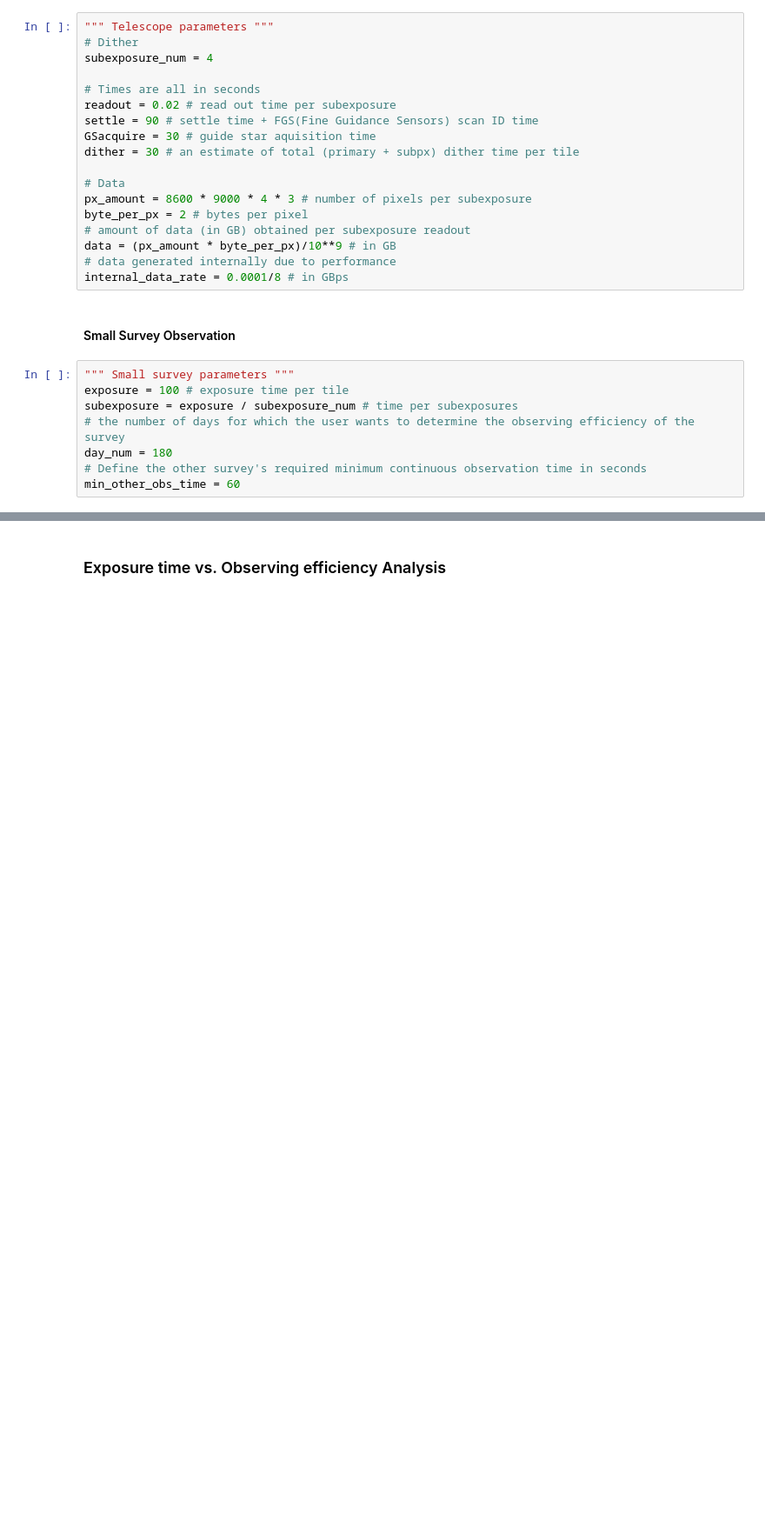
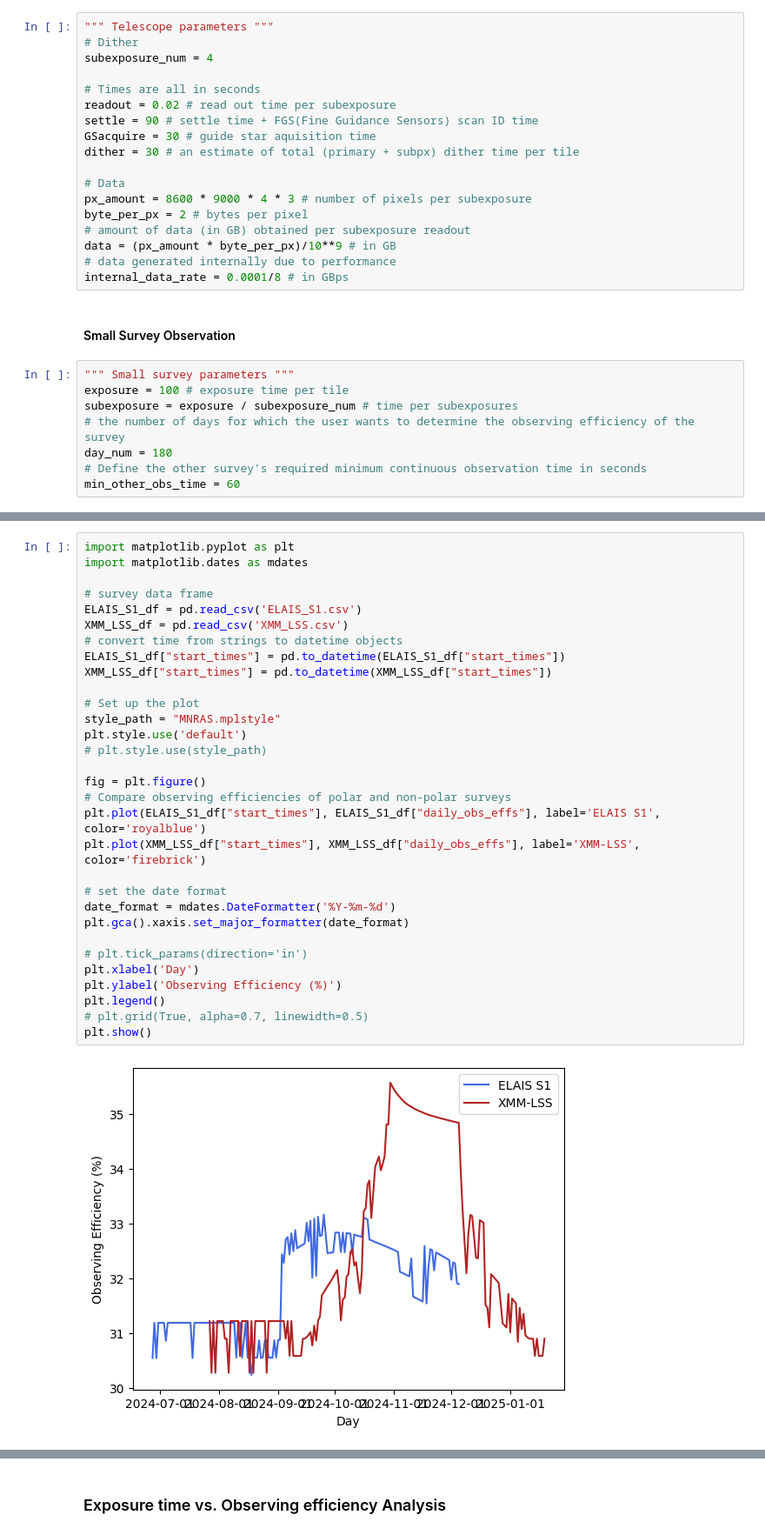
Before and after one commit to kao-michelle/backup, a Jupyter notebook: small survey.ipynb, the cells around one changed output, grey strips where cells are left out. Shown at 87% size. Cells and saved outputs as stored; diff of their text form; blank space fills up the shorter version.

```diff
--- a/small survey.ipynb
+++ b/small survey.ipynb
@@ -900,0 +1117,33 @@ most_efficient_day = start_times[100]
+# %%
+import matplotlib.pyplot as plt
+import matplotlib.dates as mdates
+
+# survey data frame
+ELAIS_S1_df = pd.read_csv('ELAIS_S1.csv')
+XMM_LSS_df = pd.read_csv('XMM_LSS.csv')
+# convert time from strings to datetime objects
+ELAIS_S1_df["start_times"] = pd.to_datetime(ELAIS_S1_df["start_times"])
+XMM_LSS_df["start_times"] = pd.to_datetime(XMM_LSS_df["start_times"])
+
+# Set up the plot
+style_path = "MNRAS.mplstyle"
+plt.style.use('default')
+# plt.style.use(style_path)
+
+fig = plt.figure()
+# Compare observing efficiencies of polar and non-polar surveys
+plt.plot(ELAIS_S1_df["start_times"], ELAIS_S1_df["daily_obs_effs"], label='ELAIS S1', color='royalblue')
+plt.plot(XMM_LSS_df["start_times"], XMM_LSS_df["daily_obs_effs"], label='XMM-LSS', color='firebrick')
+
+# set the date format
+date_format = mdates.DateFormatter('%Y-%m-%d')
+plt.gca().xaxis.set_major_formatter(date_format)
+
+# plt.tick_params(direction='in')
+plt.xlabel('Day')
+plt.ylabel('Observing Efficiency (%)')
+plt.legend()
+# plt.grid(True, alpha=0.7, linewidth=0.5)
+plt.show()
+# %% [output]
+[figure, added]
```
Also changed, not shown: parts of 9 cells of this notebook, 10 other files.
